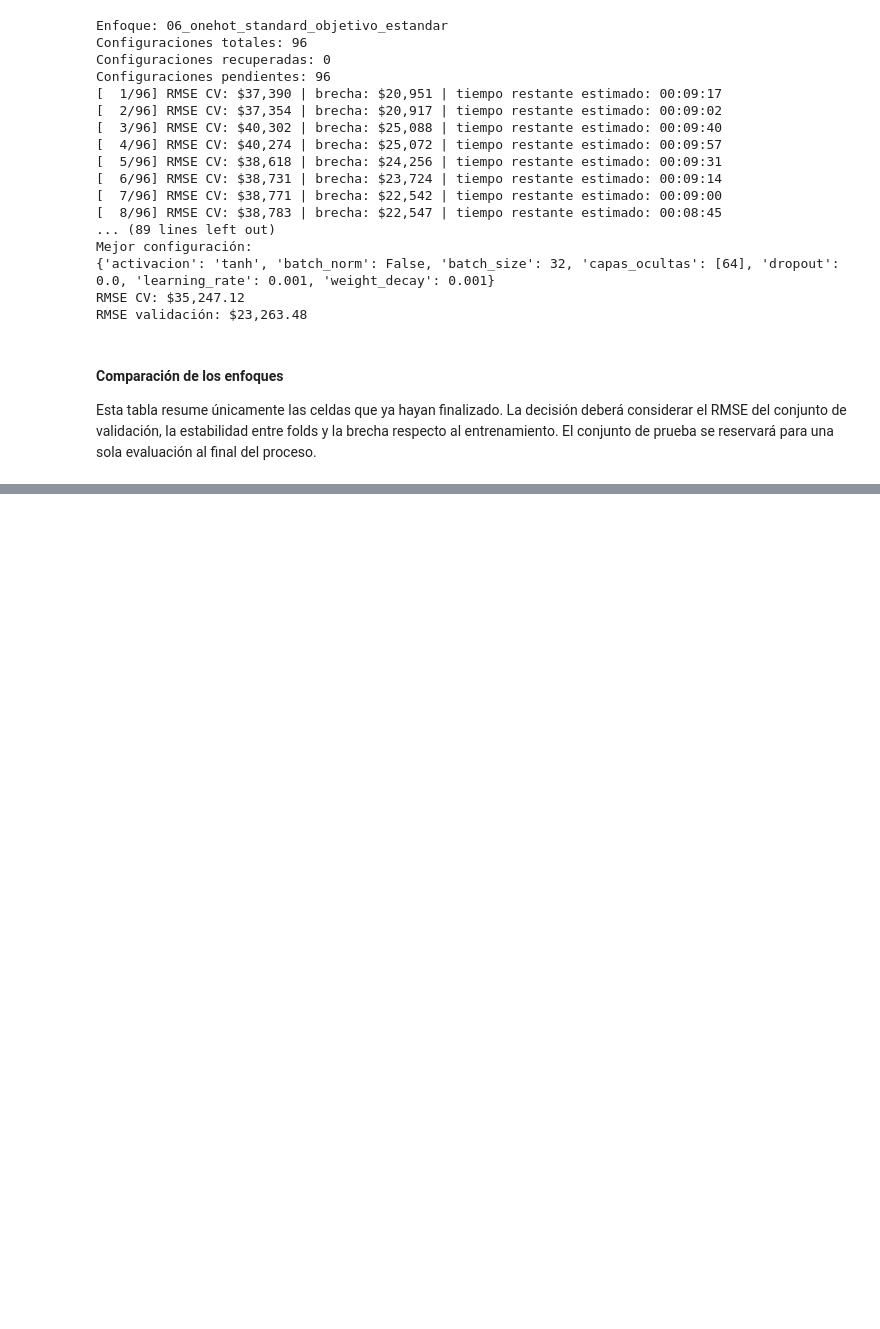
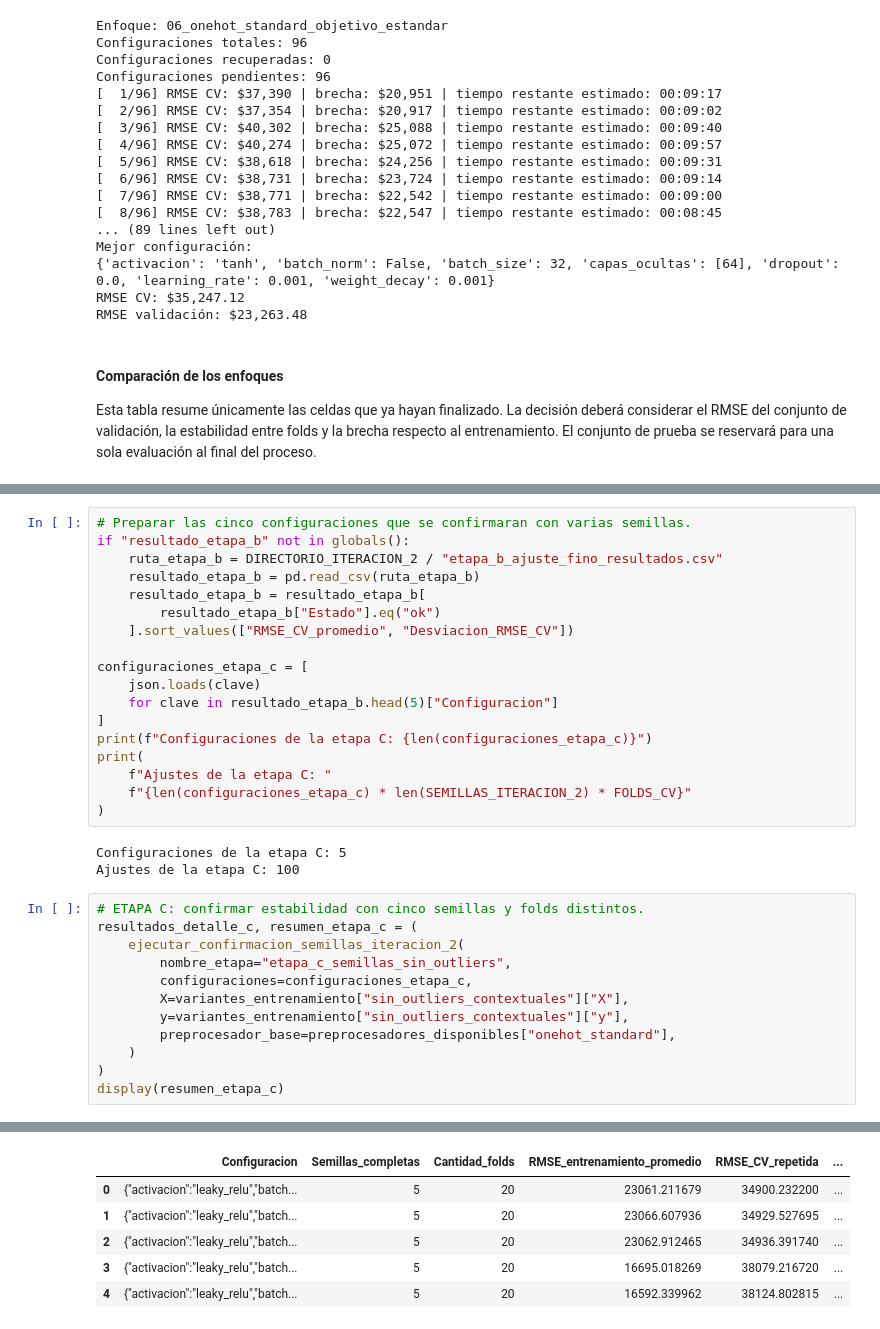
Before and after one commit to Bamo0507/Proyecto_1_Casas_Redes, a Jupyter notebook: Proyecto1.ipynb, the cells around one changed output, grey strips where cells are left out. Drawn from its saved outputs; the diff is of its cells as text; blank space fills up the shorter version.

```diff
--- a/Proyecto1.ipynb
+++ b/Proyecto1.ipynb
@@ -2643,0 +3169,34 @@ else:
+# %%
+# Preparar las cinco configuraciones que se confirmaran con varias semillas.
+if "resultado_etapa_b" not in globals():
+    ruta_etapa_b = DIRECTORIO_ITERACION_2 / "etapa_b_ajuste_fino_resultados.csv"
+    resultado_etapa_b = pd.read_csv(ruta_etapa_b)
+    resultado_etapa_b = resultado_etapa_b[
+        resultado_etapa_b["Estado"].eq("ok")
+    ].sort_values(["RMSE_CV_promedio", "Desviacion_RMSE_CV"])
+
+configuraciones_etapa_c = [
+    json.loads(clave)
+    for clave in resultado_etapa_b.head(5)["Configuracion"]
+]
+print(f"Configuraciones de la etapa C: {len(configuraciones_etapa_c)}")
+print(
+    f"Ajustes de la etapa C: "
+    f"{len(configuraciones_etapa_c) * len(SEMILLAS_ITERACION_2) * FOLDS_CV}"
+)
+# %% [output]
+Configuraciones de la etapa C: 5
+Ajustes de la etapa C: 100
+# %%
+# ETAPA C: confirmar estabilidad con cinco semillas y folds distintos.
+resultados_detalle_c, resumen_etapa_c = (
+    ejecutar_confirmacion_semillas_iteracion_2(
+        nombre_etapa="etapa_c_semillas_sin_outliers",
+        configuraciones=configuraciones_etapa_c,
+        X=variantes_entrenamiento["sin_outliers_contextuales"]["X"],
+        y=variantes_entrenamiento["sin_outliers_contextuales"]["y"],
+        preprocesador_base=preprocesadores_disponibles["onehot_standard"],
+    )
+)
+display(resumen_etapa_c)
+# %% [output]
@@ -2643,0 +3220,6 @@ else:
+|  | Configuracion | Semillas_completas | Cantidad_folds | RMSE_entrenamiento_promedio | RMSE_CV_repetida | ... |
+| 0 | {"activacion":"leaky_relu","batch... | 5 | 20 | 23061.211679 | 34900.232200 | ... |
+| 1 | {"activacion":"leaky_relu","batch... | 5 | 20 | 23066.607936 | 34929.527695 | ... |
+| 2 | {"activacion":"leaky_relu","batch... | 5 | 20 | 23062.912465 | 34936.391740 | ... |
+| 3 | {"activacion":"leaky_relu","batch... | 5 | 20 | 16695.018269 | 38079.216720 | ... |
+| 4 | {"activacion":"leaky_relu","batch... | 5 | 20 | 16592.339962 | 38124.802815 | ... |
```
Also changed, not shown: parts of 14 cells of this notebook, 26 other files.
